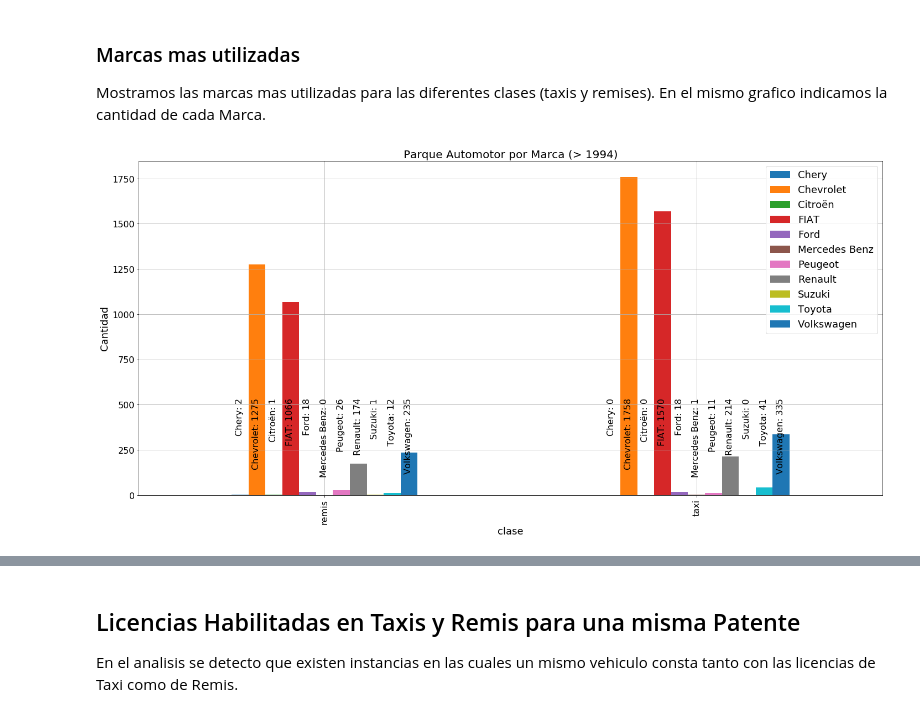
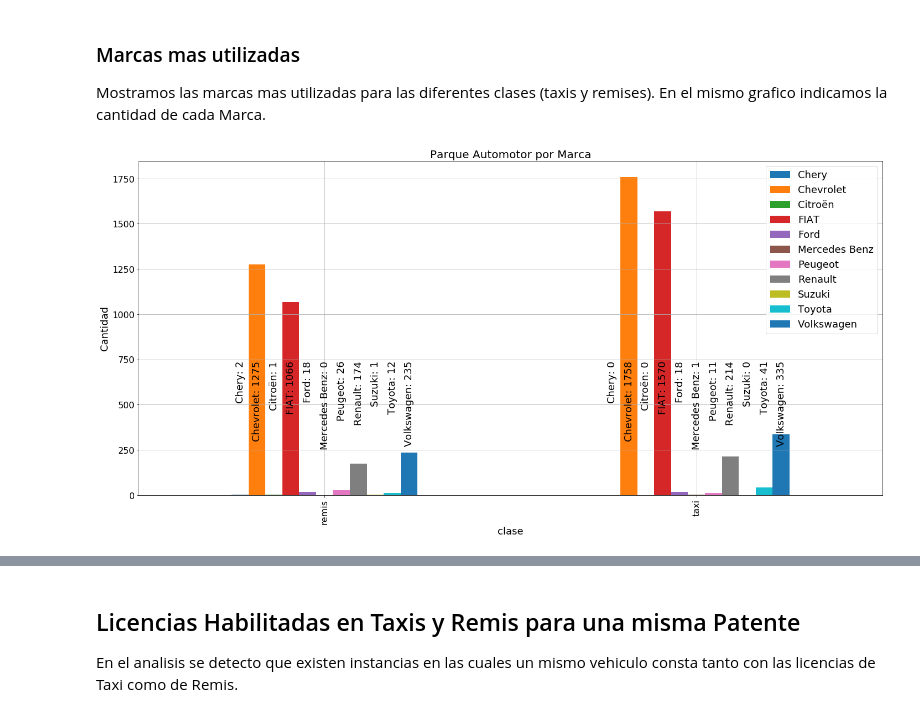
Before and after one commit to felixlapalma/datos_abiertos, a Jupyter notebook: remises_taxis_cba/taxis_remises_cba.ipynb, the cells around one changed output, grey strips where cells are left out. Drawn from its saved outputs; the diff is of its cells as text; code cells hidden in the pictures.

```diff
--- a/remises_taxis_cba/taxis_remises_cba.ipynb
+++ b/remises_taxis_cba/taxis_remises_cba.ipynb
@@ -302,6 +302,7 @@ summary
 | 75% | 2014.0 | 2015.0 |
 | max | 2018.0 | 2018.0 |
 # %%
+pd_in=pd_cat_raw[~pd_cat_raw.Patente.duplicated()].copy()
 pd_in['dummy']=1
 pd.set_option('precision', 1)
 case_cols=pd_in[pd_in['Año']>1993].groupby('clase')['Año'].describe()
@@ -348,20 +349,20 @@ Mostramos las marcas mas utilizadas para las diferentes clases (taxis y remises)
 # %%
 #helper
 base_year=1994
 pd_help=pd_in[pd_in['Año']>=base_year].groupby(by=['clase','Marca_upd']).count().unstack('Marca_upd')['Patente']
 #
 fig,ax=plt.subplots(1,1,figsize=(20,10))
 bars=pd_in[pd_in['Año']>=base_year].groupby(by=['clase','Marca_upd']).count().unstack('Marca_upd')['Patente'].plot(kind='bar',ax=ax,fontsize=16,stacked=False)
-ax.set_title('Parque Automotor por Marca (> {})'.format(base_year),fontsize=20)
+ax.set_title('Parque Automotor por Marca',fontsize=20)
 ax.set_ylabel('Cantidad',fontsize=18)
 ax.set_xlabel('clase',fontsize=18)
 ax.grid(True)
 ax.legend(fontsize=18)
 handles, labels = ax.get_legend_handles_labels()
 for i, l in enumerate(labels):
     for x,c in zip([0,1],['remis','taxi']):
-        plt.text(ax.containers[i][x].xy[0]+0.01,500,'{}: {:.0f}'.format(l,0 if np.isnan(pd_help.loc[c,l]) else pd_help.loc[c,l]),rotation=90,fontsize=16)
+        plt.text(ax.containers[i][x].xy[0]+0.01,700,'{}: {:.0f}'.format(l,0 if np.isnan(pd_help.loc[c,l]) else pd_help.loc[c,l]),rotation=90,fontsize=18)
 plt.tight_layout()
 plt.savefig('img/parque_automotor_por_marca.png')
 # %% [output]
-[figure, old version]
+[figure, new version]
```
Also changed, not shown: parts of 3 cells of this notebook, 2 other files.
